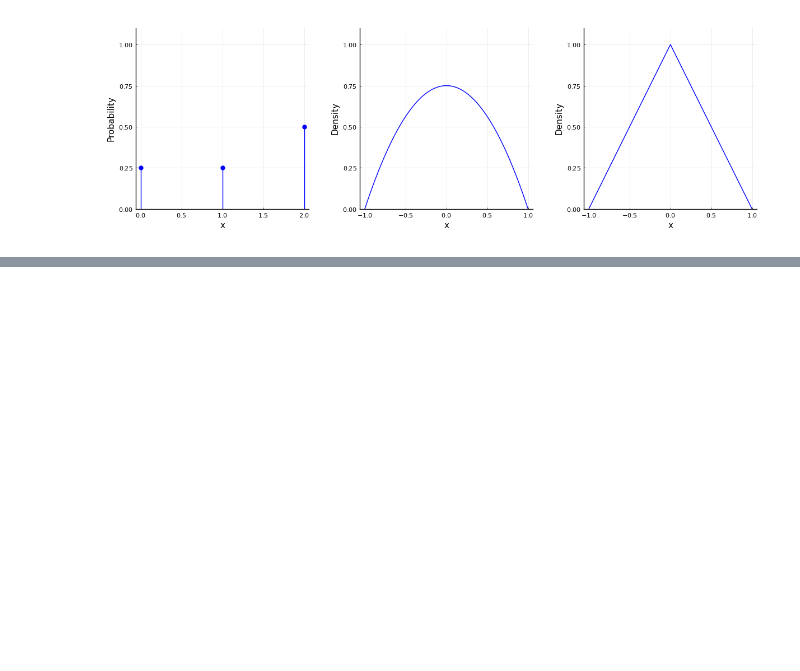
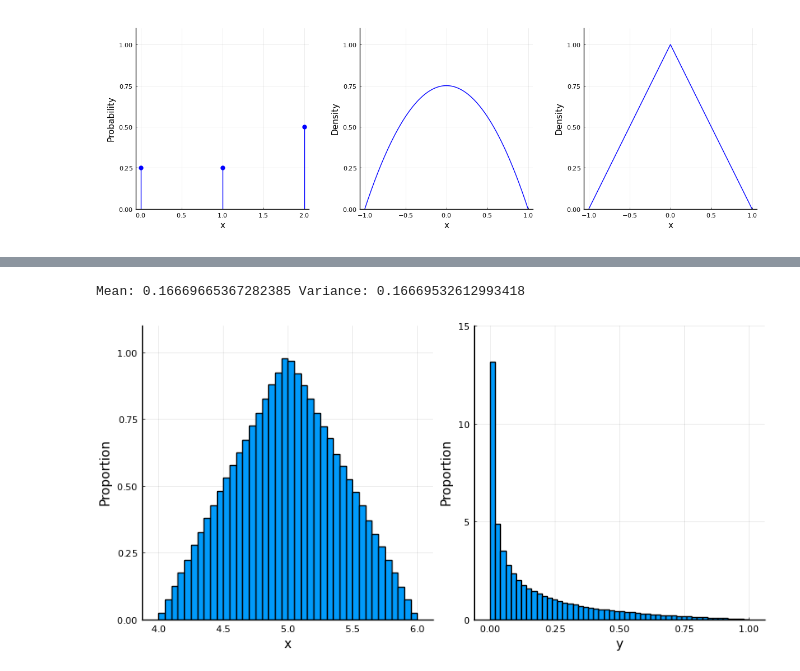
Before and after one commit to shizidushu/statistics-with-julia-coding-notebook, a Jupyter notebook: 3-probability-distributions.ipynb, the cells around one changed output, grey strips where cells are left out. Drawn from its saved outputs; the diff is of its cells as text; code cells hidden in the pictures; blank space fills up the shorter version.

```diff
--- a/3-probability-distributions.ipynb
+++ b/3-probability-distributions.ipynb
@@ -72,0 +143,5 @@ plot(p1, p2, p3, layout=(1,3), legend=false, ylims=(0,1.1), xlabel="x",
+# %%
+dist = TriangularDist(4,6,5)
+N = 10^6
+data = rand(dist, N)
+yData = (data .- 5) .^2
@@ -72,0 +166,10 @@ plot(p1, p2, p3, layout=(1,3), legend=false, ylims=(0,1.1), xlabel="x",
+# %%
+println("Mean: ", mean(yData), " Variance: ", var(data))
+# %% [output]
+Mean: 0.16669665367282385 Variance: 0.16669532612993418
+# %%
+p1 = histogram(data, xlabel="x", bins=80, normed=true, ylims=(0,1.1))
+p2 = histogram(yData, xlabel="y", bins=80, normed=true, ylims=(0,15))
+plot(p1, p2, ylabel="Proportion", size=(800, 400), legend=:none)
+# %% [output]
+[figure, added]
```
Also changed, not shown: parts of 11 cells of this notebook.
